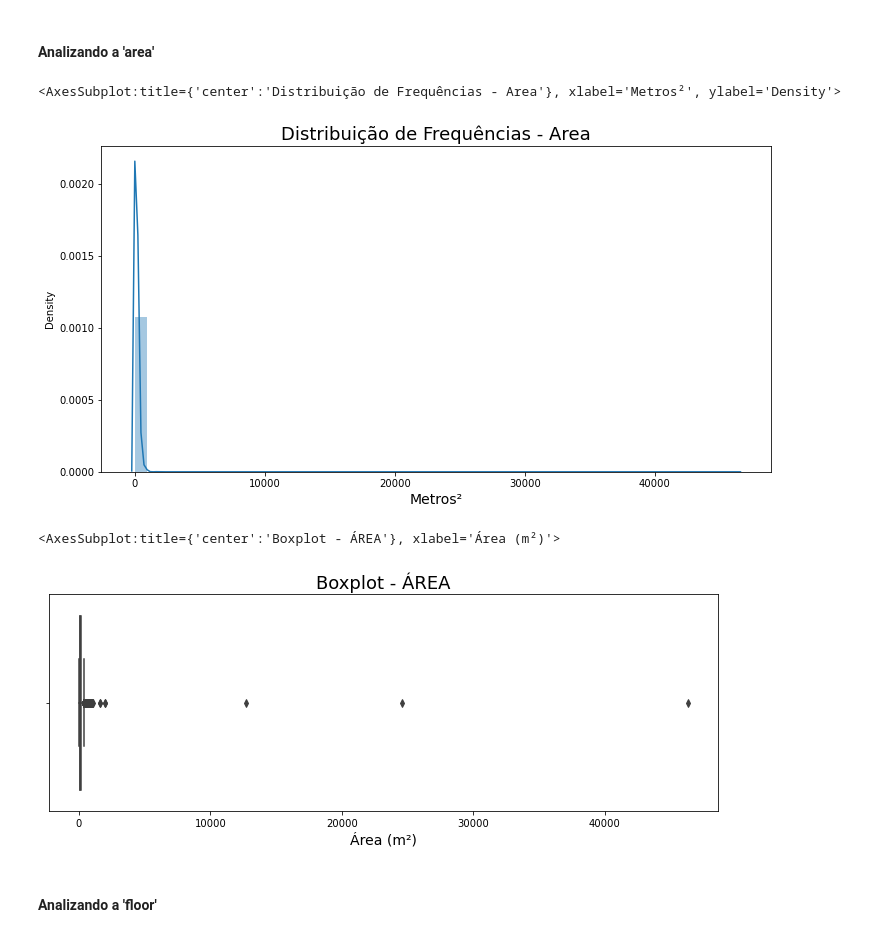
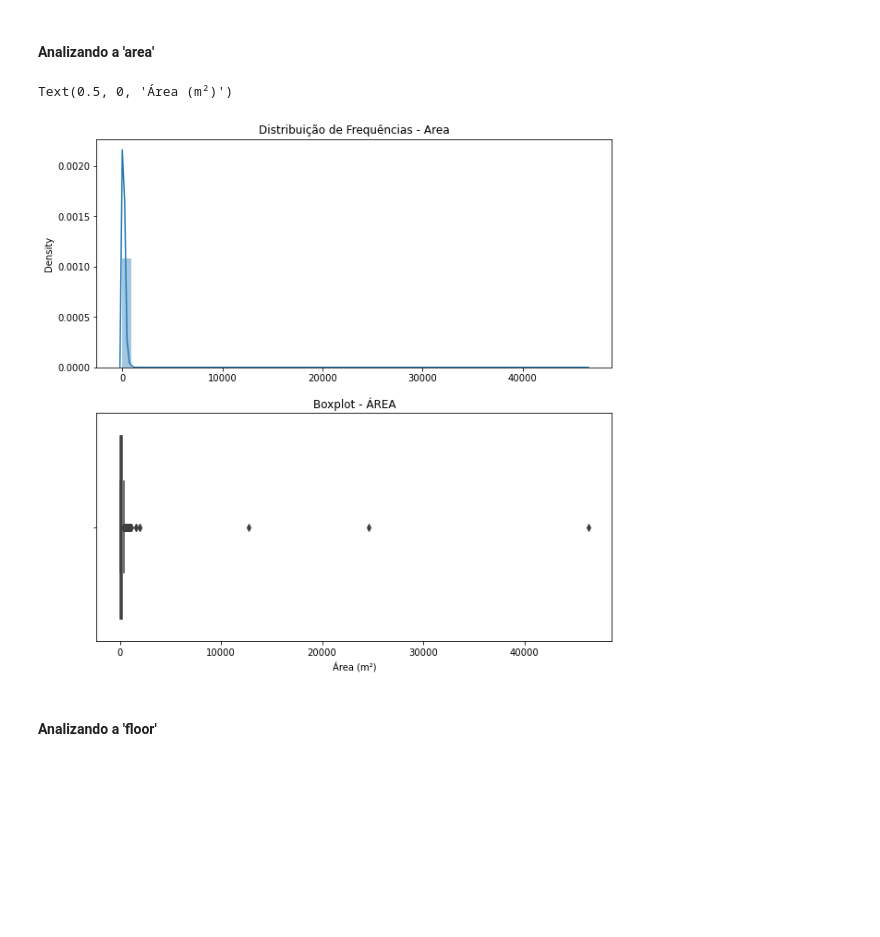
Before and after one commit to IgorFormiga/Data-Science-Projects, a Jupyter notebook: Data_Exploration.ipynb, the cells around one changed output. Saved outputs shown, nothing was run; the diff lists cells and outputs as text; code cells hidden in the pictures; blank space fills up the shorter version.

Commit message:
Unindo gráficos com o subplot

```diff
--- a/Data_Exploration.ipynb
+++ b/Data_Exploration.ipynb
@@ -220,23 +223,18 @@ Através de uma visualiização previa das características descritivas é poss
 ### Identificando Outliers
 # %% [markdown]
 #### Analizando a 'area'
-# %%
-ax = sns.distplot(dataset.area)
-ax.figure.set_size_inches(12, 6)
-ax.set_title('Distribuição de Frequências - Area', fontsize=18)
-ax.set_xlabel('Metros²', fontsize=14)
-ax
-# %% [output]
-<AxesSubplot:title={'center':'Distribuição de Frequências - Area'}, xlabel='Metros²', ylabel='Density'>
-[figure, removed]
-# %%
-ax = sns.boxplot( x = 'area', data = dataset, orient = 'h')
-ax.figure.set_size_inches(12, 4)
-ax.set_title('Boxplot - ÁREA', fontsize=18)
-ax.set_xlabel('Área (m²)', fontsize=14)
-ax
-# %% [output]
-<AxesSubplot:title={'center':'Boxplot - ÁREA'}, xlabel='Área (m²)'>
-[figure, removed]
+# %%
+plt.figure(figsize=(10,10))
+plt.subplot(2,1,1)
+plt.title('Distribuição de Frequências - Area')
+sns.distplot(dataset.area, axlabel=False)
+
+plt.subplot(2,1,2)
+plt.title('Boxplot - ÁREA')
+sns.boxplot( x = 'area', data = dataset, orient = 'h')
+plt.xlabel('Área (m²)', fontsize=10)
+# %% [output]
+Text(0.5, 0, 'Área (m²)')
+[figure, added]
 # %% [markdown]
 #### Analizando a 'floor'
```
Also changed, not shown: parts of 12 cells of this notebook.
